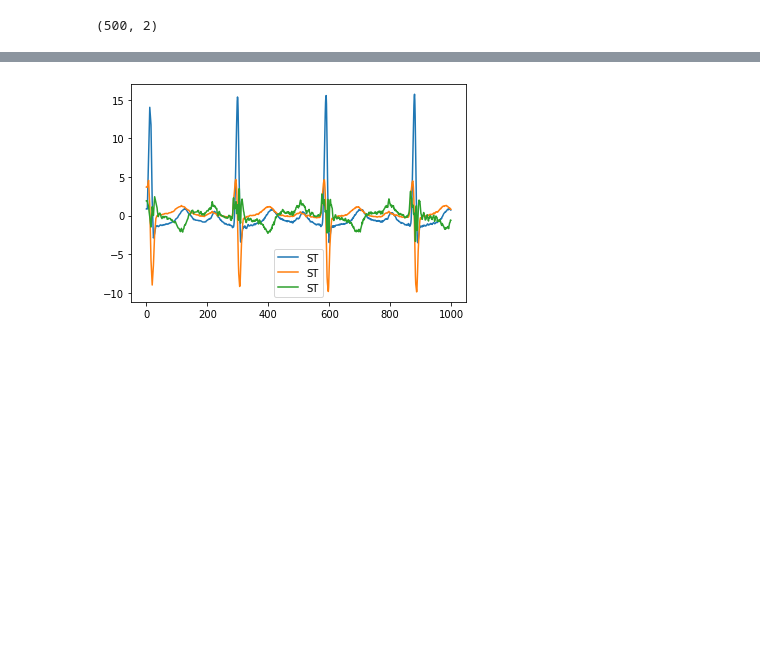
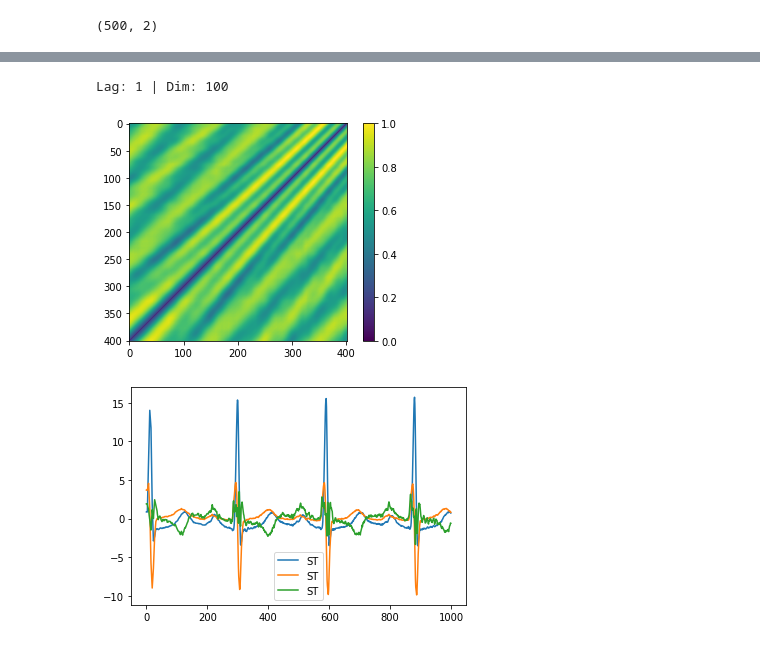
Before and after one commit to carstengieshoff/thesis_code, a Jupyter notebook: notebooks/Test_RPs_for_multivariate_signals.ipynb, the cells around one changed output, grey strips where cells are left out. Cells and saved outputs as stored; diff of their text form; code cells hidden in the pictures; blank space fills up the shorter version.

```diff
--- a/notebooks/Test_RPs_for_multivariate_signals.ipynb
+++ b/notebooks/Test_RPs_for_multivariate_signals.ipynb
@@ -68,3 +68,20 @@ Lag: 15 | Dim: 3
+# %%
+# RP from first PCA
+from embeddings.utils import spectral_envelope, get_spectral_envelope_max, idx_to_lag, idx_to_freq
+signal = s
+lag = 1
+dim = idx_to_lag(get_spectral_envelope_max(signal=s), N=s.shape[0])
+
+embedding = LagEmbedding(dim=dim, lag=lag)
+print(f"Lag: {lag} | Dim: {dim}")
+
+calculator = RecurrencePlotCalculator(embedding=embedding, metric="euclidean")
+rp = calculator.generate(signal=signal)
+rp.normalize()
+rp.show()
+# %% [output]
+Lag: 1 | Dim: 100
+[figure, added]
 # %%
 # RP from a 12 lead ECG
 
```
Also changed, not shown: parts of 5 cells of this notebook, 1 other file.
